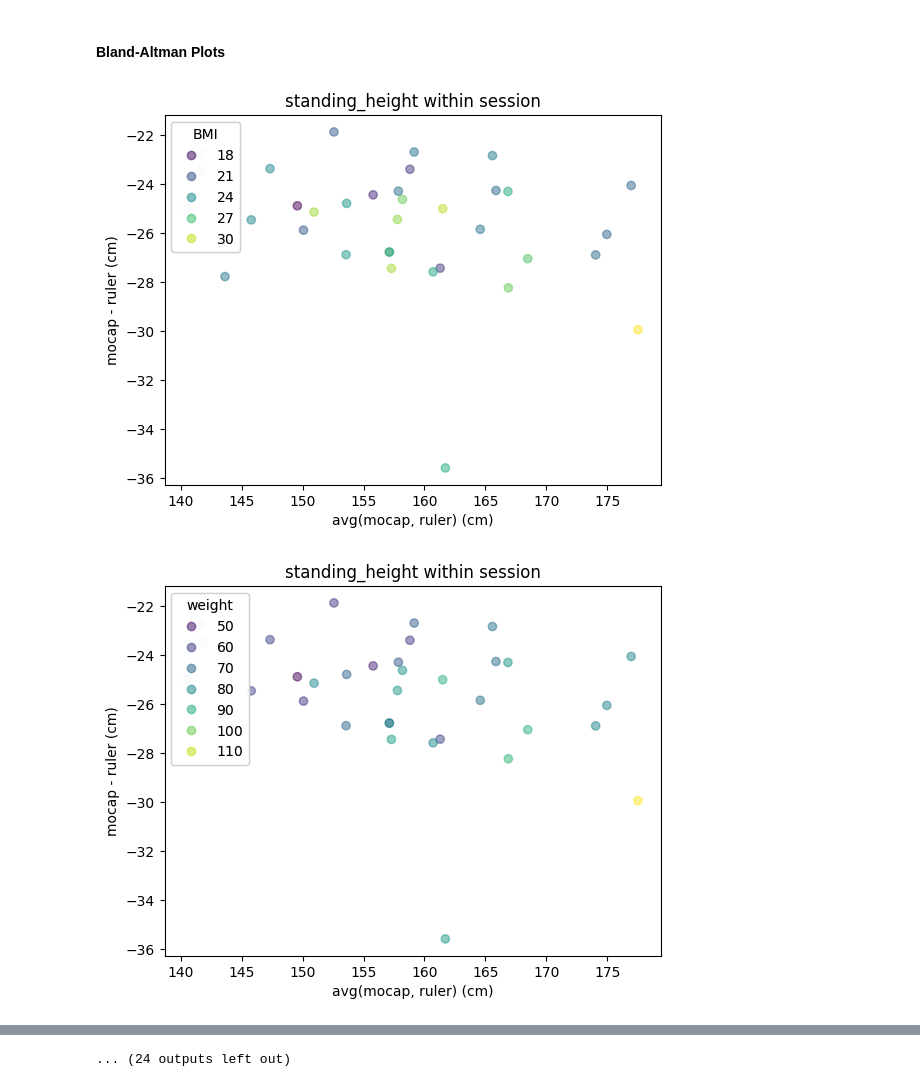
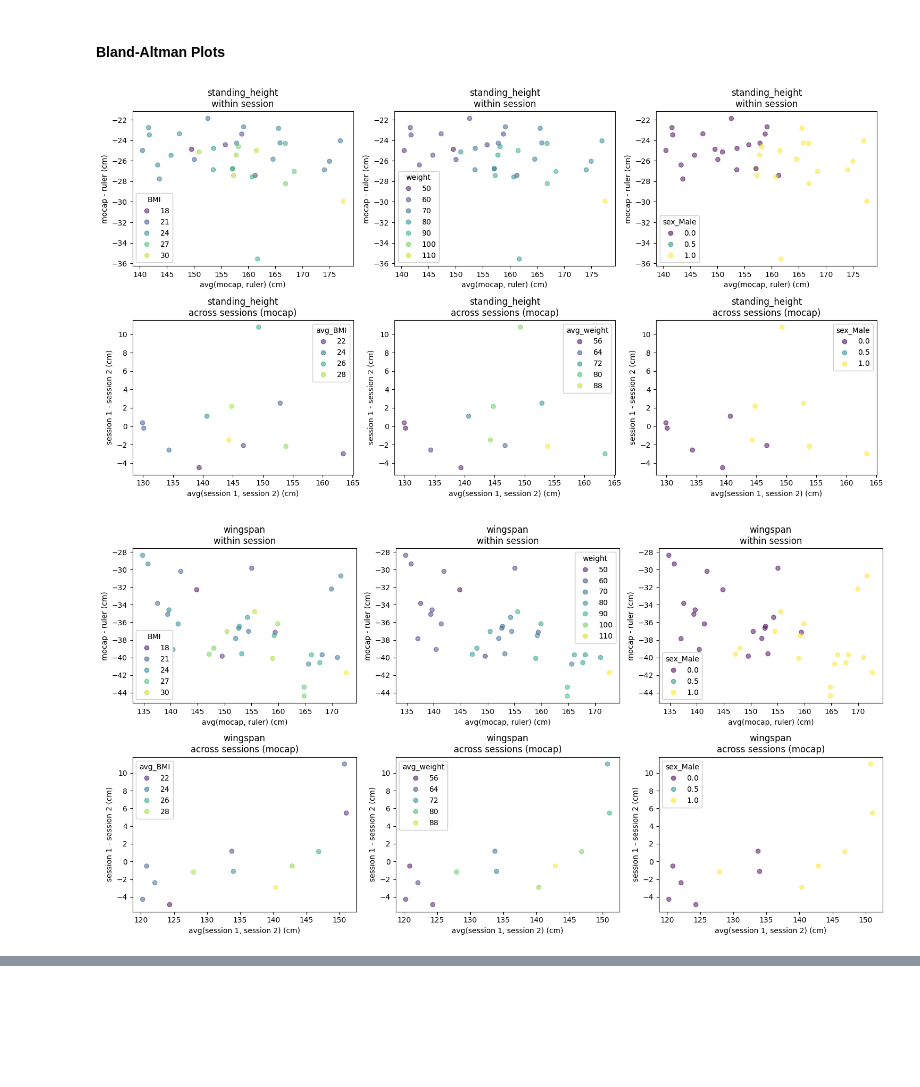
Before and after one commit to HaukeCornell/Audit_Skeletons, a Jupyter notebook: audit_script.ipynb, the cells around one changed output, grey strips where cells are left out. Cells and saved outputs as stored; diff of their text form; code cells hidden in the pictures; blank space fills up the shorter version.

Commit message:
update figures

```diff
--- a/audit_script.ipynb
+++ b/audit_script.ipynb
@@ -368,42 +368,51 @@ audit_results.to_csv('audit_data/audit_results.csv', index=False)
 # %%
 across_graph_dat = pd.get_dummies(audit_across_session, drop_first=True, dtype=int)
 within_graph_dat = pd.get_dummies(audit_within_session, drop_first=True, dtype=int)
+
 for measure in ['standing_height', 'wingspan', 'sitting_height', 'upper_leg_length',
                     'biacromial_breadth', 'upper_arm_length']:
+
+    fig, ax = plt.subplots(2, 3, figsize=(15,8))#, tight_layout = True)
 
     ## Within
     x = within_graph_dat['avg_' + measure]
     y = within_graph_dat['diff_' + measure]
 
+    i = 0
     for var in ['BMI', 'weight', 'sex_Male']:
 
-            fig, ax = plt.subplots()
+            scatter = ax[0, i].scatter(x, y, c=within_graph_dat[var], alpha=0.5)
+            legend = ax[0, i].legend(*scatter.legend_elements(num=min(5, len(within_graph_dat[var].unique()))),
+                               title=var)
+            ax[0, i].add_artist(legend)
+            ax[0, i].set_title(measure + '\nwithin session')
+            ax[0, i].set_ylabel('mocap - ruler (cm)')
+            ax[0, i].set_xlabel('avg(mocap, ruler) (cm)')
+            i += 1
+            #plt.show()
 
-            scatter = ax.scatter(x, y, c=within_graph_dat[var], alpha=0.5)
-            legend = ax.legend(*scatter.legend_elements(num=min(5, len(within_graph_dat[var].unique()))),
-                               loc="upper left", title=var)
-            ax.add_artist(legend)
-            ax.set_title(measure + ' within session')
-            ax.set_ylabel('mocap - ruler (cm)')
-            ax.set_xlabel('avg(mocap, ruler) (cm)')
-            plt.show()
 
     ## Across
     x = across_graph_dat['avg_mocap_' + measure]
     y = across_graph_dat['diff_mocap_' + measure]
 
+    i = 0
     for var in ['avg_BMI', 'avg_weight', 'sex_Male']:
 
-            fig, ax = plt.subplots()
+            scatter = ax[1, i].scatter(x, y, c=across_graph_dat[var], alpha=0.5)
+            legend = ax[1, i].legend(*scatter.legend_elements(num=min(5, len(across_graph_dat[var].unique()))),
+                               title=var)
+            ax[1, i].add_artist(legend)
+            ax[1, i].set_title(measure + '\nacross sessions (mocap)')
+            ax[1, i].set_ylabel('session 1 - session 2 (cm)')
+            ax[1, i].set_xlabel('avg(session 1, session 2) (cm)')
+            i += 1
+            #plt.show()
 
-            scatter = ax.scatter(x, y, c=across_graph_dat[var], alpha=0.5)
-            legend = ax.legend(*scatter.legend_elements(num=min(5, len(across_graph_dat[var].unique()))),
-                               loc="upper left", title=var)
-            ax.add_artist(legend)
-            ax.set_title(measure + ' across sessions (mocap)')
-            ax.set_ylabel('session 1 - session 2 (cm)')
-            ax.set_xlabel('avg(session 1, session 2) (cm)')
-            plt.show()
+
+    #plt.show()
+    plt.tight_layout()
+    plt.savefig('figures/' + measure + '.png', dpi=100, bbox_inches='tight')
 # %% [output]
-[figure, old version]
+[figure, new version]
-[figure, old version]
+[figure, new version]
@@ -420 +422,0 @@ for measure in ['standing_height', 'wingspan', 'sitting_height', 'upper_leg_leng
-... (24 outputs left out)
```
Also changed, not shown: parts of 1 cell of this notebook, 7 other files.
